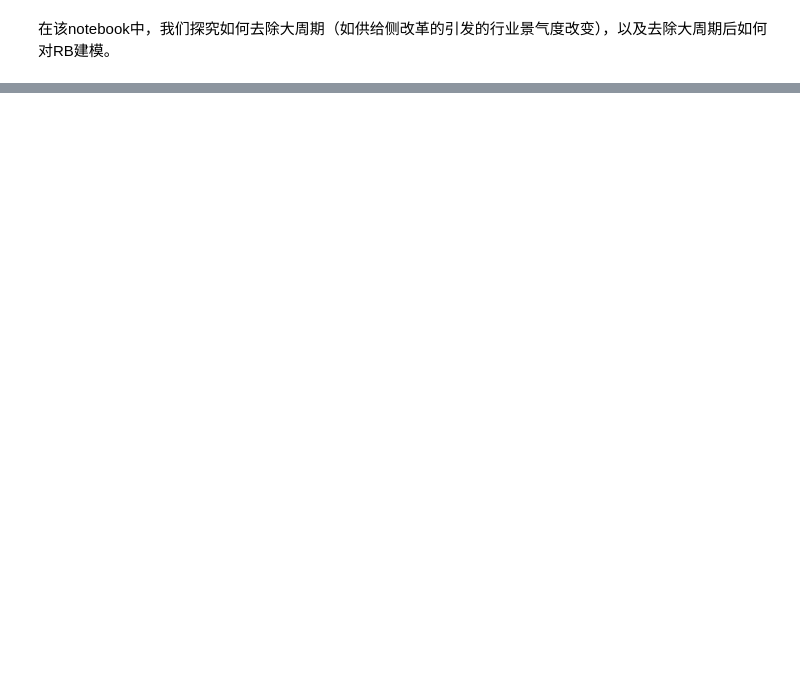
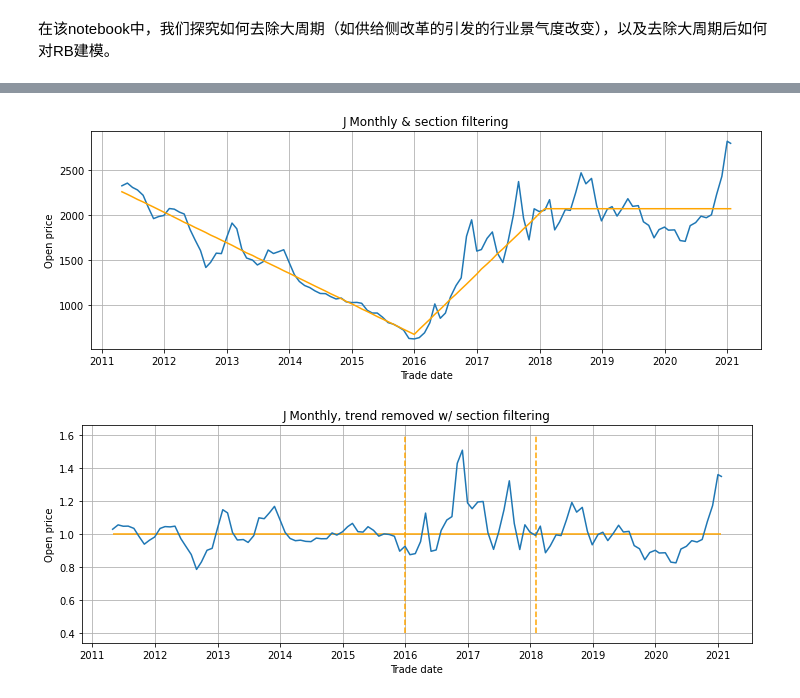
Before and after one commit to markzhao98/CMS-research, a Jupyter notebook: 大周期.ipynb, the cells around one changed output, grey strips where cells are left out. Saved outputs shown, nothing was run; the diff lists cells and outputs as text; code cells hidden in the pictures; blank space fills up the shorter version.

```diff
--- a/大周期.ipynb
+++ b/大周期.ipynb
@@ -56,0 +111,8 @@ plt.show()
+# %%
+def section_filtering(pdSeries):
+    trend = pd.Series(np.repeat(np.nan, pdSeries.shape[0]))
+    trend[:pdSeries[pdSeries.year <= 2015].shape[0]] = \
+        L1(pdSeries[pdSeries.year <= 2015].Open_filter.values, lamb = 100000)
+    trend[-pdSeries[pdSeries.year >= 2018].shape[0]:] = \
+        np.mean(pdSeries[pdSeries.year >= 2018].Open_filter.values)
+    return trend.interpolate()
@@ -56,0 +153,34 @@ plt.show()
+# %%
+plt.figure(figsize=(12, 4))
+plt.plot(J.monthly.trade_date, J.monthly.Open_filter.values)
+plt.plot(J.monthly.trade_date, section_filtering(J.monthly), color = 'orange')
+plt.title(J.code + ' Monthly & section filtering')
+plt.xlabel('Trade date')
+plt.ylabel('Open price')
+plt.grid()
+plt.show()
+
+plt.figure(figsize=(12, 4))
+plt.plot(J.monthly.trade_date, J.monthly.Open_filter.values/section_filtering(J.monthly))
+plt.hlines(y = 1,
+           xmin = J.monthly.trade_date.values[0],
+           xmax = J.monthly.trade_date.values[-1],
+           colors = 'orange')
+plt.vlines(x = J.monthly[J.monthly.year <= 2015].trade_date.iloc[-1],
+           ymin = 0.4,
+           ymax = 1.6,
+           linestyles = 'dashed',
+           colors = 'orange')
+plt.vlines(x = J.monthly[J.monthly.year >= 2018].trade_date.iloc[0],
+           ymin = 0.4,
+           ymax = 1.6,
+           linestyles = 'dashed',
+           colors = 'orange')
+plt.title(J.code + ' Monthly, trend removed w/ section filtering')
+plt.xlabel('Trade date')
+plt.ylabel('Open price')
+plt.grid()
+plt.show()
+# %% [output]
+[figure, added]
+[figure, added]
```
Also changed, not shown: parts of 7 cells of this notebook.
